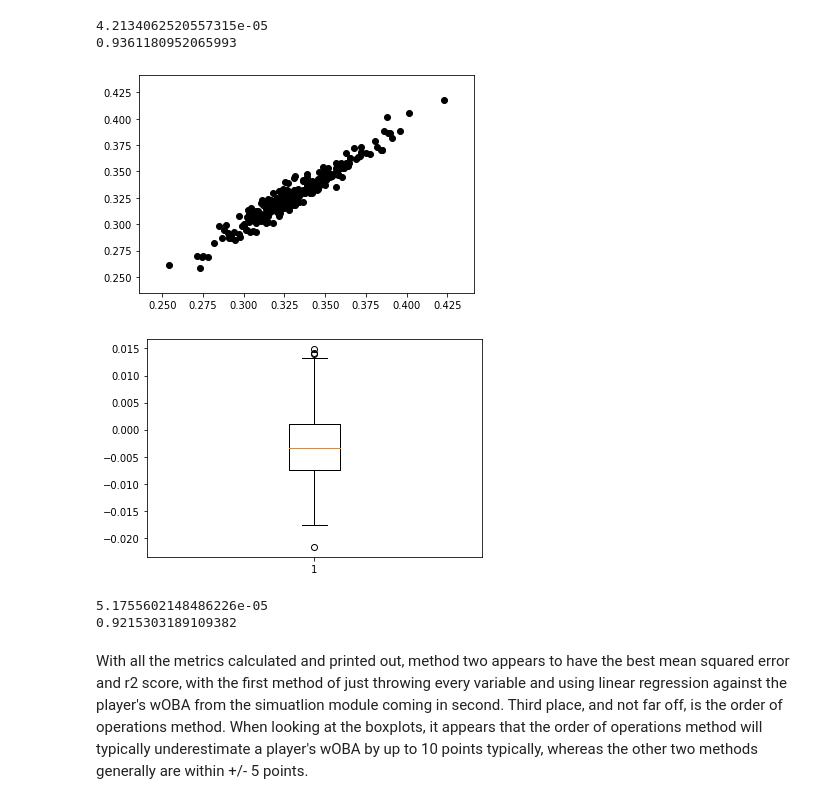
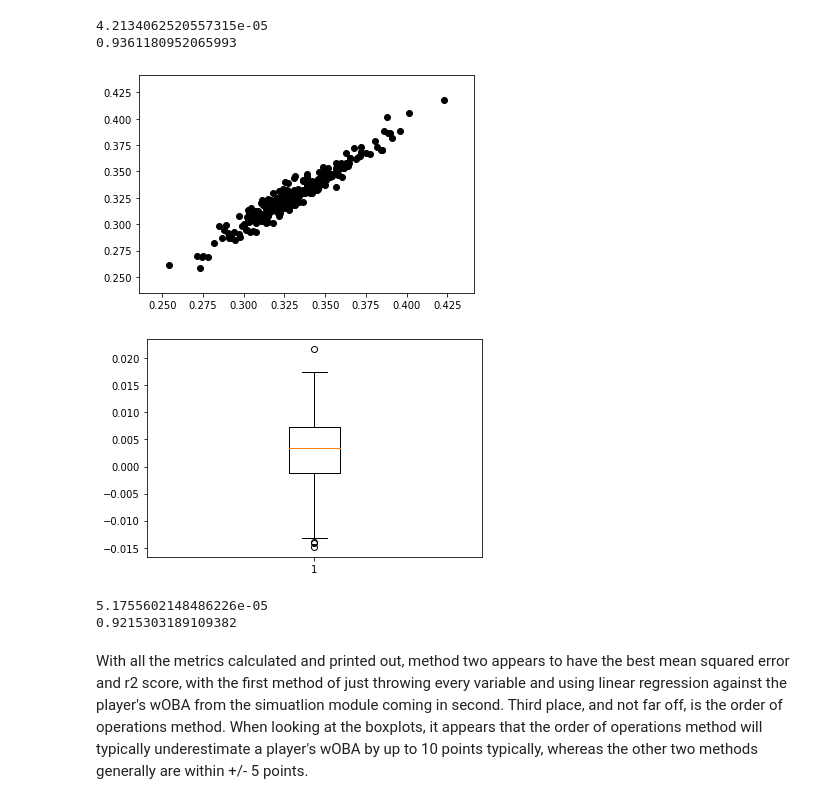
Before and after one commit to ch1maera/ootp22_case_study, a Jupyter notebook: OOTP 22 wOBA Case Study.ipynb, the cells around one changed output. Drawn from its saved outputs; the diff is of its cells as text; code cells hidden in the pictures.

```diff
--- a/OOTP 22 wOBA Case Study.ipynb
+++ b/OOTP 22 wOBA Case Study.ipynb
@@ -742,6 +740,7 @@ dict(zip(variables.columns, selector.support_))
  'bats_1': True,
  'bats_2': True}
 # %%
+lr.fit(variables, df[target])
 predictions['TRUE_H'] = np.round(df['H_RATE'] * season_pa, 0).astype('int')
 predictions['PRED_H'] = np.round(lr.predict(variables) * season_pa, 0).astype('int')
 
@@ -1166,7 +1165,7 @@ Again, those coefficients in the function above come from [this Fangraphs articl
 
 For method two we have all the component statistics outside of singles from our various models. We'll get singles for method two based on the predicted hits, and then subtracting doubles, triples and home runs from it.
 # %%
-predictions['PRED_1B'] = predictions['PRED_H'] - predictions['PRED_DOUBLE_RATE'] - predictions['PRED_TRIPLE'] - predictions['PRED_HR']
+predictions['PRED_1B'] = predictions['PRED_H'] - predictions['PRED_DOUBLES'] - predictions['PRED_TRIPLE'] - predictions['PRED_HR']
 # %%
 predictions[['PRED_BB', 'PRED_H', 'PRED_1B', 'PRED_DOUBLES', 'PRED_TRIPLE', 'PRED_HR']]
 # %% [output]
@@ -1255,15 +1254,15 @@ print(r2_score(predictions['ACTUAL_WOBA'], predictions['CALC_WOBA']))
 # %%
 plt.scatter(predictions['ACTUAL_WOBA'], predictions['OOO_CALC_WOBA'], color='black')
 plt.show()
 
-plt.boxplot(predictions['OOO_CALC_WOBA'] - predictions['ACTUAL_WOBA'])
+plt.boxplot(predictions['ACTUAL_WOBA'] - predictions['OOO_CALC_WOBA'])
 plt.show()
 
 print(mean_squared_error(predictions['ACTUAL_WOBA'], predictions['OOO_CALC_WOBA']))
 print(r2_score(predictions['ACTUAL_WOBA'], predictions['OOO_CALC_WOBA']))
 # %% [output]
 [figure]
-[figure, old version]
+[figure, new version]
 5.1755602148486226e-05
 0.9215303189109382
 # %% [markdown]
```
Also changed, not shown: parts of 11 cells of this notebook.
